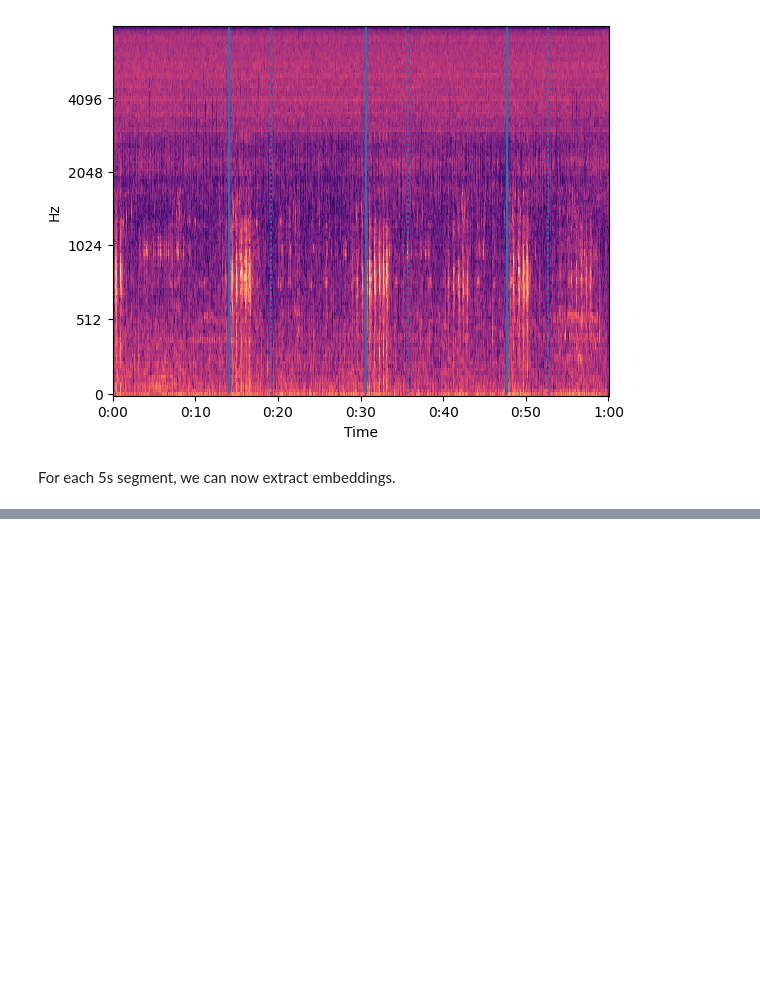
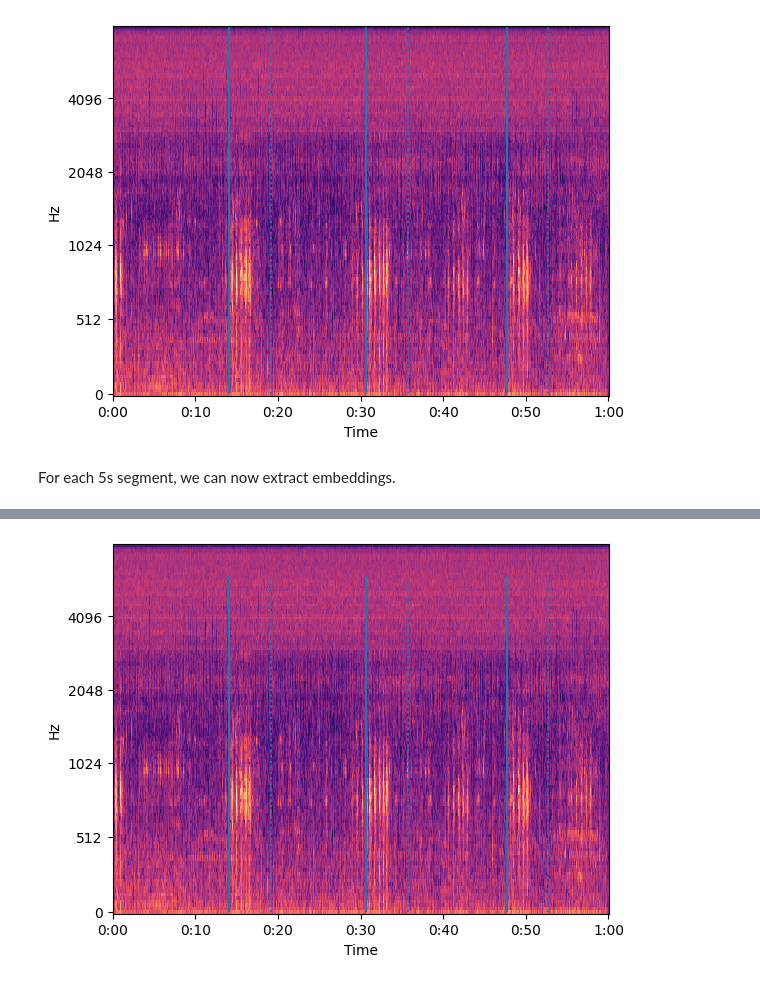
Before and after one commit to DeKUT-DSAIL/ndege-zetu, a Jupyter notebook: embedding_extraction.ipynb, the cells around one changed output, grey strips where cells are left out. Cells and saved outputs as stored; diff of their text form; code cells hidden in the pictures; blank space fills up the shorter version.

Commit message:
extract embeddings and perform dim reduction

```diff
--- a/embedding_extraction.ipynb
+++ b/embedding_extraction.ipynb
@@ -189,13 +191,13 @@ img = librosa.display.specshow(S_dB,
                                hop_length=hop_length,
                                fmax=8000,
                                ax=ax)
-
+half_seglen_s = (seg_length_ms / 1000) * .5
 for indx in peakind:
     if rms[0, indx] > ul:
         peak_time = (indx * hop_ms) / 1000
-        if peak_time > 2.5:
-            ax.vlines(peak_time - 2.5, ymin=0, ymax=8000)
-            ax.vlines(peak_time + 2.5, ymin=0, ymax=8000, linestyles ="dotted")
+        if peak_time > half_seglen_s:
+            ax.vlines(peak_time - half_seglen_s, ymin=0, ymax=8000)
+            ax.vlines(peak_time + half_seglen_s, ymin=0, ymax=8000, linestyles ="dotted")
 # %% [output]
 [figure]
 # %% [markdown]
@@ -204,12 +206,13 @@ For each 5s segment, we can now extract embeddings.
 _, wav_data = bhf.ensure_sample_rate(audio, sampling_rate)
 
 file_embeddings = np.array([])
+half_seglen_s = (seg_length_ms / 1000) * .5
 for indx in peakind:
     if rms[0, indx] > ul:
         peak_time = (indx * hop_ms) / 1000
-        if peak_time > 2.5:
-            start_indx = int(np.floor((peak_time - 2.5) * sampling_rate))
-            stop_indx = int(np.ceil((peak_time + 2.5) * sampling_rate))
+        if peak_time > half_seglen_s:
+            start_indx = int(np.floor((peak_time - half_seglen_s) * sampling_rate))
+            stop_indx = int(np.ceil((peak_time + half_seglen_s) * sampling_rate))
             stop_indx = np.min([stop_indx, len(audio)])
 
             test_frames = bhf.frame_audio(wav_data[start_indx:stop_indx], hop_size_s=5)
@@ -232,0 +238,73 @@ file_embeddings.shape
+# %%
+num_sources = 8
+energy_quantile = .95
+seg_length_ms = 5000 # 5 seconds for use in the model
+max_width = int(seg_length_ms / hop_ms)
+half_seglen_s = (seg_length_ms / 1000) * .5
+
+spectral_centroid_thresh = 500
+
+file_embeddings = np.array([])
+labels = []
+
+for file_indx, file_path in enumerate([os.path.join('data/separated-audio/',
+                                                    audio_file.replace('.wav', '_source{}.wav'.format(i))) for i in range(num_sources)]):
+    audio, sampling_rate = librosa.load(file_path, sr=32000)
+    _, wav_data = bhf.ensure_sample_rate(audio, sampling_rate)
+
+    window_samples = int((window_ms * sampling_rate) / 1000)
+    hop_length = int((hop_ms * sampling_rate) / 1000)
+    n_fft = int(2 ** np.ceil((np.log2(window_samples))))
+
+    rms = librosa.feature.rms(y=wav_data,
+                              frame_length=n_fft,
+                              hop_length=hop_length)
+    peakind = signal.find_peaks_cwt(rms[0,:], np.arange(1, max_width))
+    ul = np.quantile(rms, energy_quantile)
+
+    # to remove noise dominated files, compute the spectral cetroid
+    # use audio files where centroid > 500 Hz
+    S = librosa.feature.melspectrogram(y=wav_data,
+                                       sr=sampling_rate,
+                                       n_fft=n_fft,
+                                       hop_length=hop_length,
+                                       n_mels=128,
+                                       fmax=8000)
+    cent = librosa.feature.spectral_centroid(S=S)
+
+    S_dB = librosa.power_to_db(S, ref=np.max)
+
+    fig, ax = plt.subplots()
+    img = librosa.display.specshow(S_dB,
+                                   x_axis='time',
+                                   y_axis='mel',
+                                   sr=sampling_rate,
+                                   n_fft=n_fft,
+                                   hop_length=hop_length,
+                                   fmax=8000,
+                                   ax=ax)
+
+    for indx in peakind:
+        if rms[0, indx] > ul and np.mean(cent) > spectral_centroid_thresh:
+            t = (indx * hop_ms) / 1000
+            if t > half_seglen_s:
+                ax.vlines(t - half_seglen_s, ymin=0, ymax=6000)
+                ax.vlines(t + half_seglen_s, ymin=0, ymax=6000, linestyles ="dotted")
+
+                start_indx = int(np.floor((t - half_seglen_s) * sampling_rate))
+                stop_indx = int(np.ceil((t + half_seglen_s) * sampling_rate))
+                stop_indx = np.min([stop_indx, len(audio)])
+
+                test_frames = bhf.frame_audio(wav_data[start_indx:stop_indx], hop_size_s=5)
+
+                segment_embedding = bhf.process_audio_frames(test_frames, model)
+
+                if file_embeddings.size:
+                    file_embeddings = np.vstack((np.array(segment_embedding[0,:]), file_embeddings))
+                    labels.append(file_indx)
+
+                else:
+                    file_embeddings = np.array(segment_embedding[0,:])
+                    labels.append(file_indx)
+# %% [output]
+[figure, added]
```
Also changed, not shown: parts of 11 cells of this notebook.
